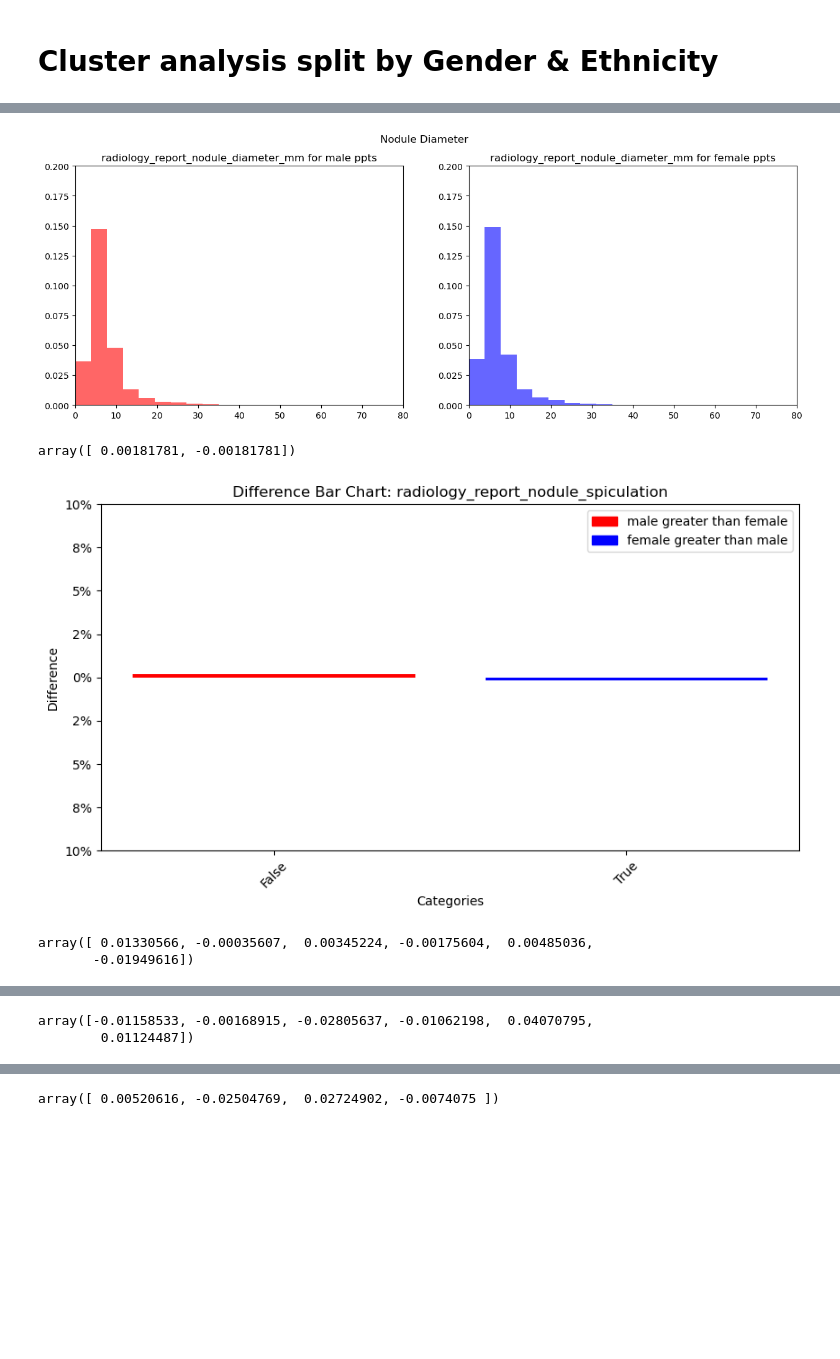
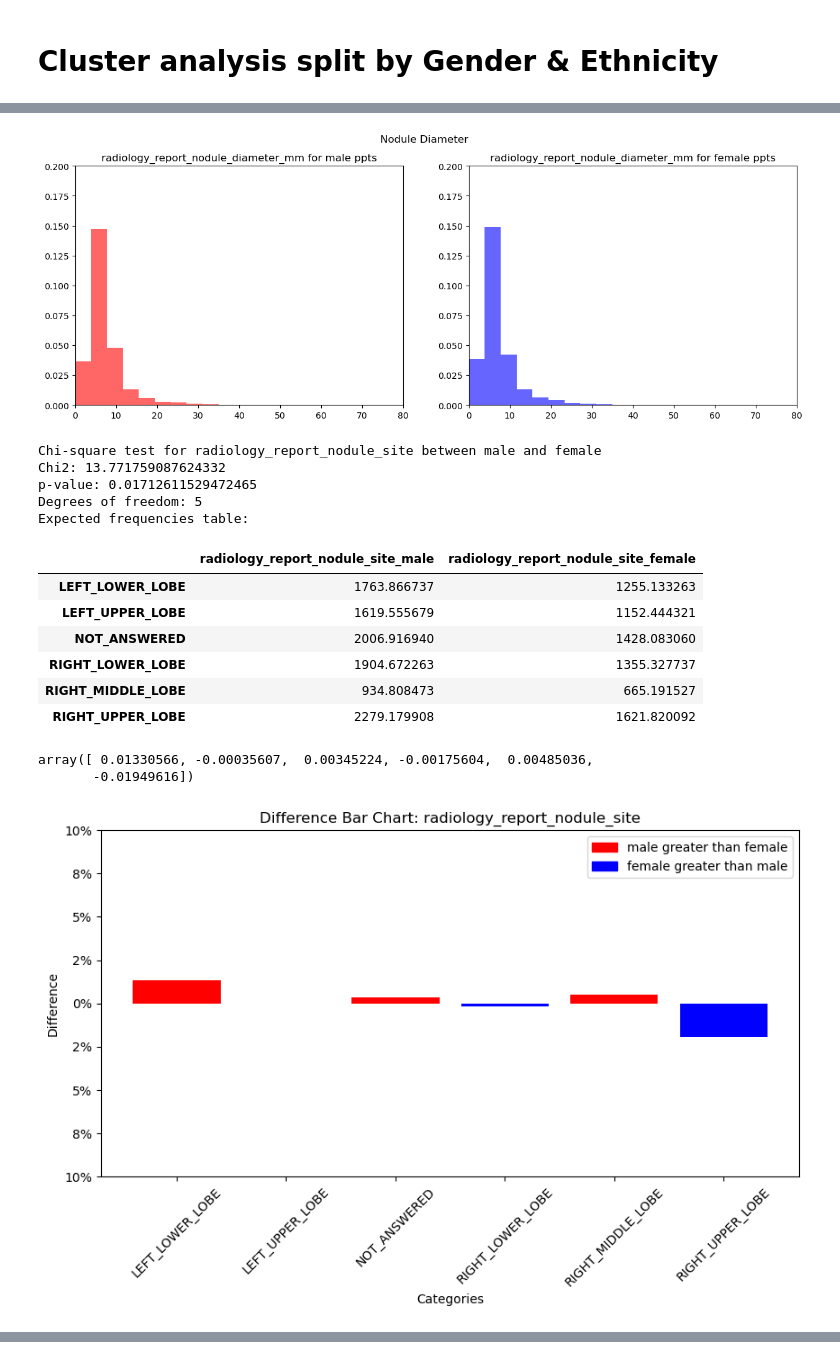
Before and after one commit to johnmccabe44/fairness-in-nodule-detection, a Jupyter notebook: notebooks/FairnessInNoduleDetectionAlgorithms/investigations.ipynb, the cells around one changed output, grey strips where cells are left out. Cells and saved outputs as stored; diff of their text form; code cells hidden in the pictures; blank space fills up the shorter version.

```diff
--- a/notebooks/FairnessInNoduleDetectionAlgorithms/investigations.ipynb
+++ b/notebooks/FairnessInNoduleDetectionAlgorithms/investigations.ipynb
@@ -74,7 +74,7 @@ nodule_data = pd.read_csv(f'{workspace_path}/data/summit/data/nodule_data.csv')
 # %%
 
 categorical_dict = {
-    'radiology_report_nodule_spiculation' : 'spiculation',
+    # 'radiology_report_nodule_spiculation' : 'spiculation',
     'radiology_report_nodule_site' : 'site',
     'radiology_report_nodule_type' : 'type',
     'radiology_report_management_plan' : 'management_plan'
@@ -88,6 +88,7 @@ import numpy as np
 import cv2
 from matplotlib.patches import Patch
 from matplotlib.ticker import FuncFormatter
+from scipy import stats
 
 def hist_comparison(data1, cat1, data2, cat2, bins, title, variable):
 
@@ -153,6 +154,39 @@ def differences_bar_chart(data1, cat1, data2, cat2, variable, title):
 
     # Show the plot
     plt.show()
+
+def chi_square_test(data1, cat1, data2, cat2, variable):
+    # Create the crosstab with absolutes
+    xabs = (
+        pd.DataFrame(
+            data1[variable]
+            .value_counts()
+            .sort_index()
+        )
+        .merge(
+            pd.DataFrame(
+                data2[variable]
+                .value_counts()
+                .sort_index()
+            ),
+            left_index=True,
+            right_index=True,
+            how='outer',
+            suffixes=('_'+cat1, '_'+cat2))
+        .fillna(0)
+    ).astype(int)
+
+    # Calculate the chi-square test
+    chi2, p, dof, expected = stats.chi2_contingency(xabs)
+
+    print(f'Chi-square test for {variable} between {cat1} and {cat2}')
+    print(f'Chi2: {chi2}')
+    print(f'p-value: {p}')
+    print(f'Degrees of freedom: {dof}')
+    print(f'Expected frequencies table:')
+    display(pd.DataFrame(expected, index=xabs.index, columns=xabs.columns))
+
+    return chi2, p, dof, expected
 # %%
 data_male = nodule_data[nodule_data['participant_details_gender'] == 'MALE']
 data_female = nodule_data[nodule_data['participant_details_gender'] == 'FEMALE']
@@ -163,14 +197,27 @@ data_black = nodule_data[nodule_data['lung_health_check_demographics_race_ethnic
 # %%
 _, master_bins = np.histogram(nodule_data['radiology_report_nodule_diameter_mm'], bins=20, density=True)
 
 hist_comparison(data_male, 'male', data_female, 'female', master_bins, 'Nodule Diameter', 'radiology_report_nodule_diameter_mm')
-for key, value in categorical_dict.items():
-    differences_bar_chart(data_male, 'male', data_female, 'female', key, value)
+
+for variable, name in categorical_dict.items():
+    _, _, _, _ = chi_square_test(data_male, 'male', data_female, 'female', variable)
+    differences_bar_chart(data_male, 'male', data_female, 'female', variable, name)
 # %% [output]
 Histogram comparison for radiology_report_nodule_diameter_mm for Nodule Diameter
 Correlation between radiology_report_nodule_diameter_mm and nodule diameter for Nodule Diameter is 0.9991059813880334
 [figure]
-array([ 0.00181781, -0.00181781])
+Chi-square test for radiology_report_nodule_site between male and female
+Chi2: 13.771759087624332
+p-value: 0.01712611529472465
+Degrees of freedom: 5
+Expected frequencies table:
+|  | radiology_report_nodule_site_male | radiology_report_nodule_site_female |
+| LEFT_LOWER_LOBE | 1763.866737 | 1255.133263 |
+| LEFT_UPPER_LOBE | 1619.555679 | 1152.444321 |
+| NOT_ANSWERED | 2006.916940 | 1428.083060 |
+| RIGHT_LOWER_LOBE | 1904.672263 | 1355.327737 |
+| RIGHT_MIDDLE_LOBE | 934.808473 | 665.191527 |
+| RIGHT_UPPER_LOBE | 2279.179908 | 1621.820092 |
+array([ 0.01330566, -0.00035607,  0.00345224, -0.00175604,  0.00485036,
+       -0.01949616])
-[figure, old version]
+[figure, new version]
-array([ 0.01330566, -0.00035607,  0.00345224, -0.00175604,  0.00485036,
-       -0.01949616])
@@ -178,2 +238,0 @@ array([ 0.01330566, -0.00035607,  0.00345224, -0.00175604,  0.00485036,
-array([-0.01158533, -0.00168915, -0.02805637, -0.01062198,  0.04070795,
-        0.01124487])
@@ -181 +250,0 @@ array([-0.01158533, -0.00168915, -0.02805637, -0.01062198,  0.04070795,
-array([ 0.00520616, -0.02504769,  0.02724902, -0.0074075 ])
```
Also changed, not shown: parts of 4 cells of this notebook.
